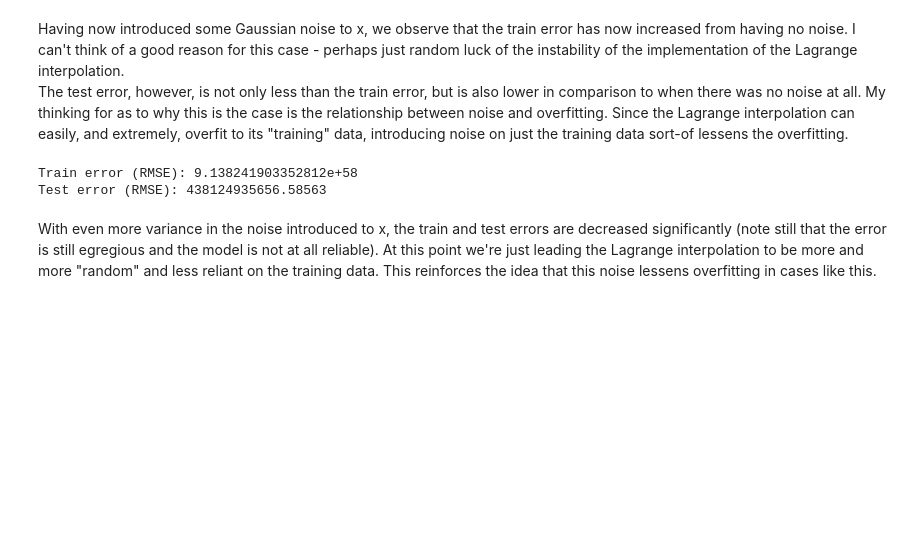
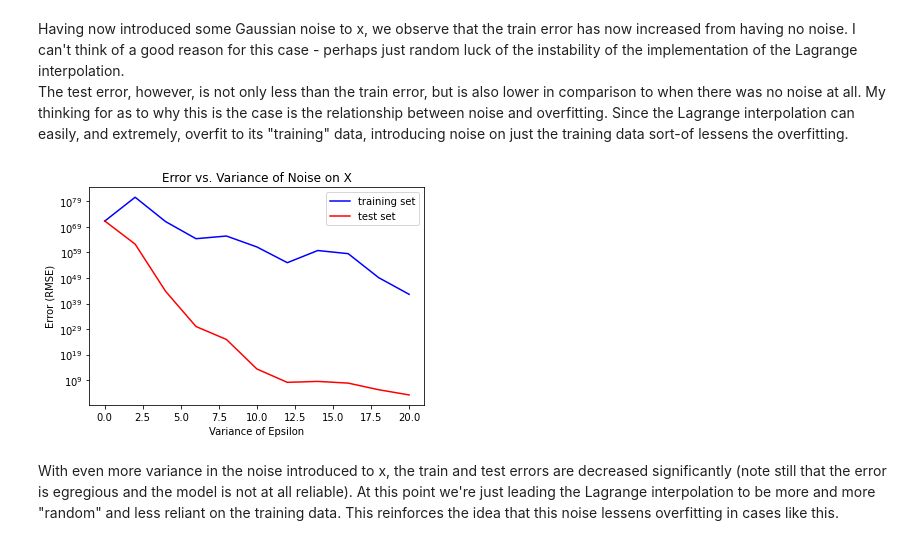
Before and after one commit to Nick-Boddy/CS760-HW2-DecisionTree, a Jupyter notebook: decisiontree.ipynb, the cells around one changed output. Drawn from its saved outputs; the diff is of its cells as text; code cells hidden in the pictures; blank space fills up the shorter version.

Commit message:
adjusted code in last section to have multiple variances with a plot

```diff
--- a/decisiontree.ipynb
+++ b/decisiontree.ipynb
@@ -643,17 +643,29 @@ Test error (RMSE): 5.1159531570909487e+79
 # %% [markdown]
 Having now introduced some Gaussian noise to x, we observe that the train error has now increased from having no noise. I can't think of a good reason for this case - perhaps just random luck of the instability of the implementation of the Lagrange interpolation. \
 The test error, however, is not only less than the train error, but is also lower in comparison to when there was no noise at all. My thinking for as to why this is the case is the relationship between noise and overfitting. Since the Lagrange interpolation can easily, and extremely, overfit to its "training" data, introducing noise on just the training data sort-of lessens the overfitting.
-# %%
-epsilon2 = np.random.normal(0, 10, n)
-new_x_e2 = x + epsilon2
-new_y2 = y
-new_f2 = Polynomial(lagrange(new_x_e2, new_y2).coef[::-1])
-train_rmse_e2 = math.sqrt(np.sum((new_y2 - new_f2(new_x_e2))**2) / n)
-test_rmse_e2 = math.sqrt(np.sum((y_test - new_f2(x_test))**2) / n)
-print('Train error (RMSE): ' + str(train_rmse_e2))
-print('Test error (RMSE): ' + str(test_rmse_e2))
-# %% [output]
-Train error (RMSE): 9.138241903352812e+58
-Test error (RMSE): 438124935656.58563
+# %%
+variances = np.arange(0, 21, 2)
+epsilons = [np.random.normal(0, v, n) for v in variances]
+train_rmses = []
+test_rmses = []
+for epsilon in epsilons:
+    x_e = x + epsilon
+    new_f = Polynomial(lagrange(x_e, y).coef[::-1])
+    train_rmse_e = math.sqrt(np.sum((y - new_f(x_e))**2) / n)
+    test_rmse_e = math.sqrt(np.sum((y_test - new_f(x_test))**2) / n)
+    train_rmses.append(train_rmse_e)
+    test_rmses.append(test_rmse_e)
+# %%
+plt.tight_layout()
+plt.plot(variances, train_rmses, color='b', label='training set')
+plt.plot(variances, test_rmses, color='r', label='test set')
+plt.yscale('log')
+plt.xlabel('Variance of Epsilon')
+plt.ylabel('Error (RMSE)')
+plt.title('Error vs. Variance of Noise on X')
+plt.legend()
+plt.show()
+# %% [output]
+[figure, added]
 # %% [markdown]
-With even more variance in the noise introduced to x, the train and test errors are decreased significantly (note still that the error is still egregious and the model is not at all reliable). At this point we're just leading the Lagrange interpolation to be more and more "random" and less reliant on the training data. This reinforces the idea that this noise lessens overfitting in cases like this.
+With even more variance in the noise introduced to x, the train and test errors are decreased significantly (note still that the error is egregious and the model is not at all reliable). At this point we're just leading the Lagrange interpolation to be more and more "random" and less reliant on the training data. This reinforces the idea that this noise lessens overfitting in cases like this.
```
Also changed, not shown: parts of 4 cells of this notebook, 2 other files.
